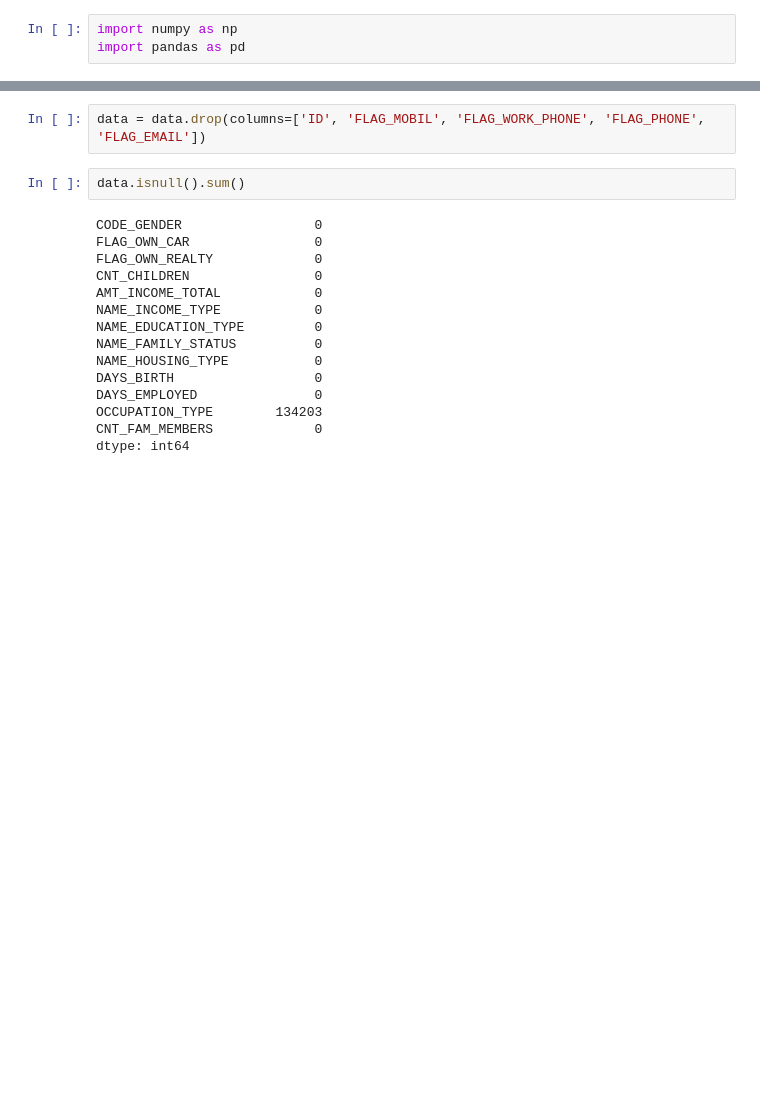
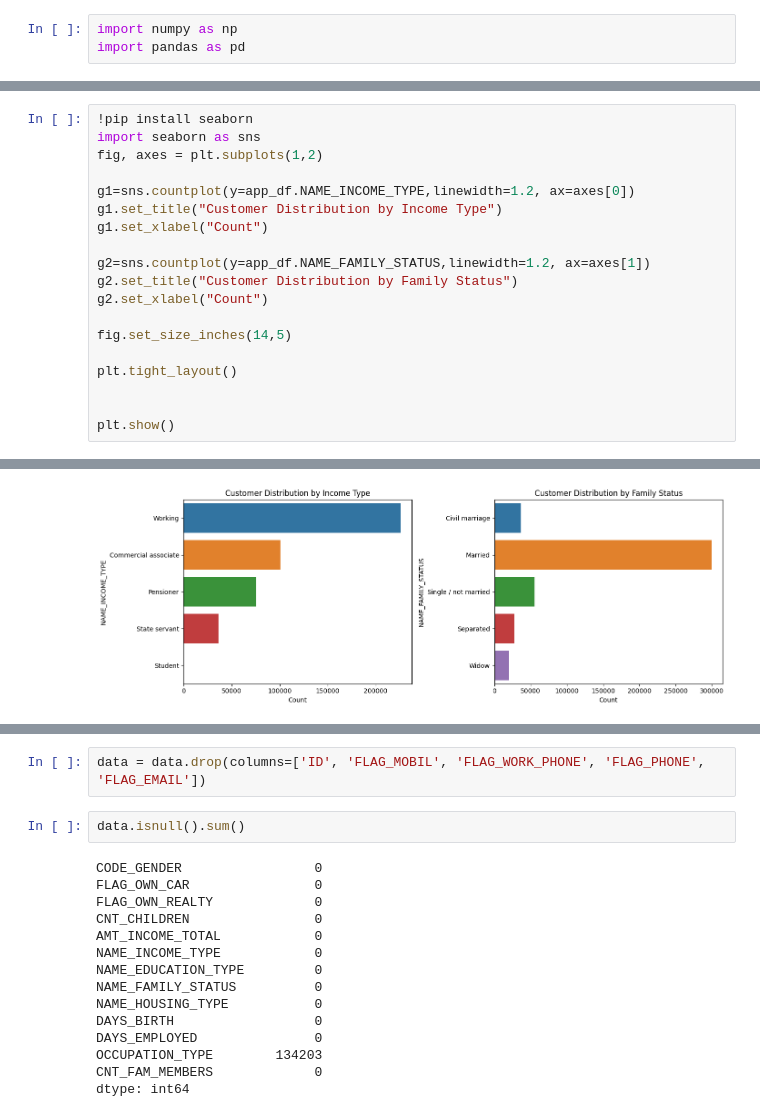
Before and after one commit to SenanayakeX/Data_Mining_Project, a Jupyter notebook: model/Model Building.ipynb, the cells around one changed output, grey strips where cells are left out. Drawn from its saved outputs; the diff is of its cells as text; blank space fills up the shorter version.

```diff
--- a/model/Model Building.ipynb
+++ b/model/Model Building.ipynb
@@ -29,0 +142,20 @@ data.shape
+# %%
+!pip install seaborn
+import seaborn as sns
+fig, axes = plt.subplots(1,2)
+
+g1=sns.countplot(y=app_df.NAME_INCOME_TYPE,linewidth=1.2, ax=axes[0])
+g1.set_title("Customer Distribution by Income Type")
+g1.set_xlabel("Count")
+
+g2=sns.countplot(y=app_df.NAME_FAMILY_STATUS,linewidth=1.2, ax=axes[1])
+g2.set_title("Customer Distribution by Family Status")
+g2.set_xlabel("Count")
+
+fig.set_size_inches(14,5)
+
+plt.tight_layout()
+
+
+plt.show()
+# %% [output]
@@ -29,0 +182 @@ data.shape
+[figure, added]
```
Also changed, not shown: parts of 34 cells of this notebook.
